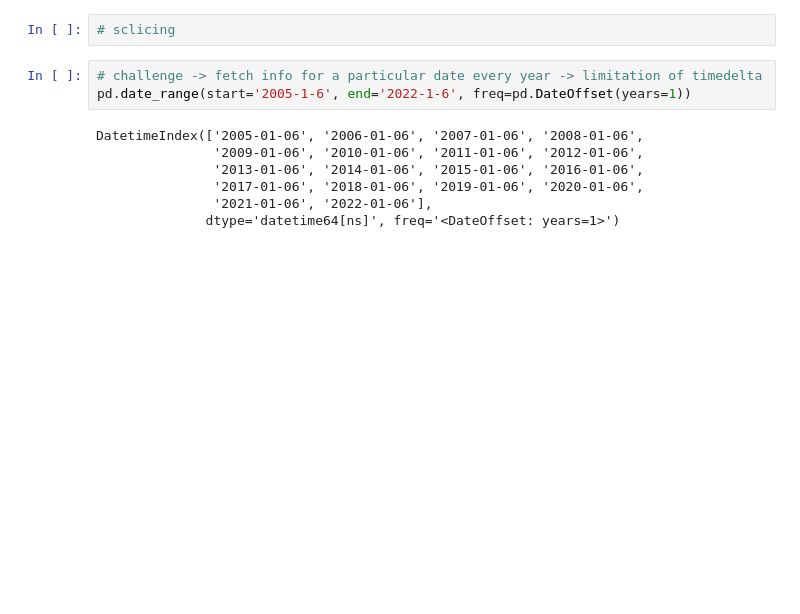
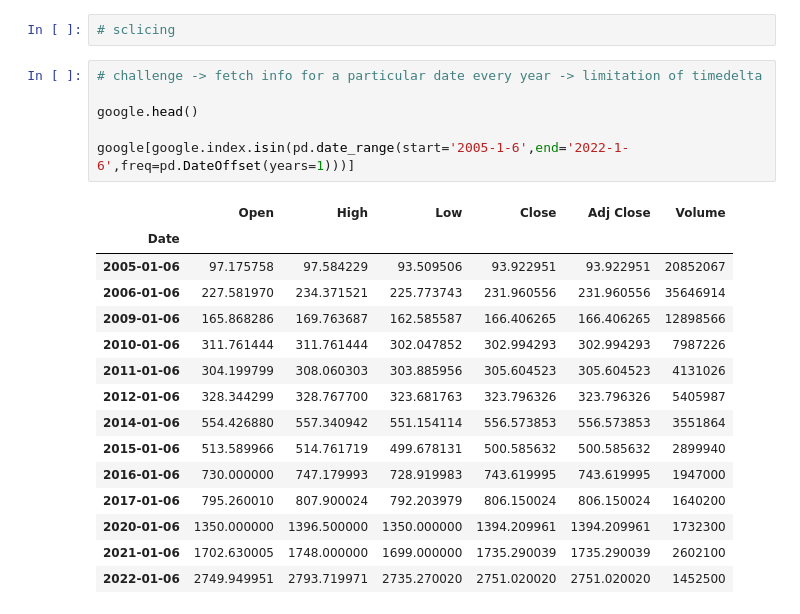
Before and after one commit to amitmishra-cs/Python-for-data-Science-2024, a Jupyter notebook: 09_Time_series_Ana/01-time-series-analysis.ipynb, the cells around one changed output. Drawn from its saved outputs; the diff is of its cells as text; blank space fills up the shorter version.

```diff
--- a/09_Time_series_Ana/01-time-series-analysis.ipynb
+++ b/09_Time_series_Ana/01-time-series-analysis.ipynb
@@ -173,11 +173,23 @@ Name: 2021-12-30 00:00:00, dtype: float64
 # sclicing
 # %%
 # challenge -> fetch info for a particular date every year -> limitation of timedelta
-pd.date_range(start='2005-1-6', end='2022-1-6', freq=pd.DateOffset(years=1))
+
+google.head()
+
+google[google.index.isin(pd.date_range(start='2005-1-6',end='2022-1-6',freq=pd.DateOffset(years=1)))]
 # %% [output]
-DatetimeIndex(['2005-01-06', '2006-01-06', '2007-01-06', '2008-01-06',
-               '2009-01-06', '2010-01-06', '2011-01-06', '2012-01-06',
-               '2013-01-06', '2014-01-06', '2015-01-06', '2016-01-06',
-               '2017-01-06', '2018-01-06', '2019-01-06', '2020-01-06',
-               '2021-01-06', '2022-01-06'],
-              dtype='datetime64[ns]', freq='<DateOffset: years=1>')
+|  | Open | High | Low | Close | Adj Close | Volume |
+| Date |  |  |  |  |  |  |
+| 2005-01-06 | 97.175758 | 97.584229 | 93.509506 | 93.922951 | 93.922951 | 20852067 |
+| 2006-01-06 | 227.581970 | 234.371521 | 225.773743 | 231.960556 | 231.960556 | 35646914 |
+| 2009-01-06 | 165.868286 | 169.763687 | 162.585587 | 166.406265 | 166.406265 | 12898566 |
+| 2010-01-06 | 311.761444 | 311.761444 | 302.047852 | 302.994293 | 302.994293 | 7987226 |
+| 2011-01-06 | 304.199799 | 308.060303 | 303.885956 | 305.604523 | 305.604523 | 4131026 |
+| 2012-01-06 | 328.344299 | 328.767700 | 323.681763 | 323.796326 | 323.796326 | 5405987 |
+| 2014-01-06 | 554.426880 | 557.340942 | 551.154114 | 556.573853 | 556.573853 | 3551864 |
+| 2015-01-06 | 513.589966 | 514.761719 | 499.678131 | 500.585632 | 500.585632 | 2899940 |
+| 2016-01-06 | 730.000000 | 747.179993 | 728.919983 | 743.619995 | 743.619995 | 1947000 |
+| 2017-01-06 | 795.260010 | 807.900024 | 792.203979 | 806.150024 | 806.150024 | 1640200 |
+| 2020-01-06 | 1350.000000 | 1396.500000 | 1350.000000 | 1394.209961 | 1394.209961 | 1732300 |
+| 2021-01-06 | 1702.630005 | 1748.000000 | 1699.000000 | 1735.290039 | 1735.290039 | 2602100 |
+| 2022-01-06 | 2749.949951 | 2793.719971 | 2735.270020 | 2751.020020 | 2751.020020 | 1452500 |
```
Also changed, not shown: parts of 1 cell of this notebook.
